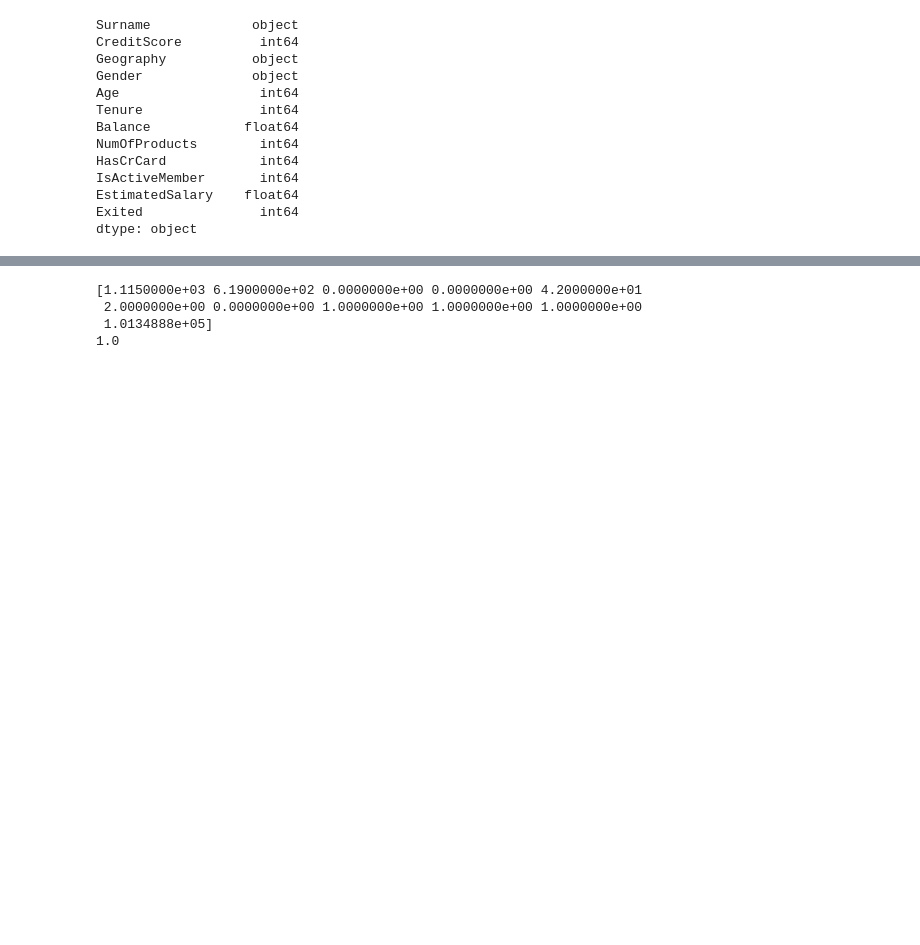
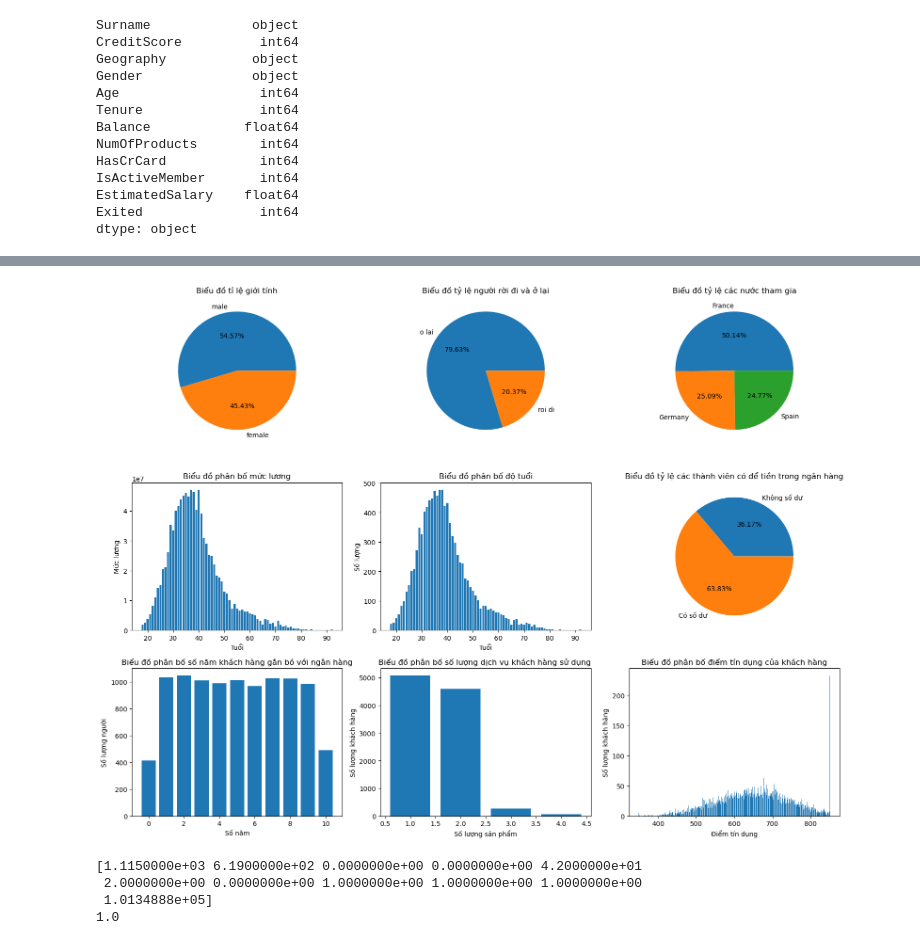
Before and after one commit to ChangChang2811/FinalML, a Jupyter notebook: Final_ML_ver3.ipynb, the cells around one changed output, grey strips where cells are left out. Cells and saved outputs as stored; diff of their text form; code cells hidden in the pictures; blank space fills up the shorter version.

```diff
--- a/Final_ML_ver3.ipynb
+++ b/Final_ML_ver3.ipynb
@@ -119,0 +114,14 @@ plt.show()
+# %%
+cre = []
+for i in df[name[1]]:
+    cre.append(i)
+cre_res = count_occurrences(cre)
+# Sắp xếp tăng dần theo keys và tạo một danh sách các cặp key-value
+sorted_items_3 = sorted(cre_res.items())
+
+# Tạo dictionary mới từ danh sách đã sắp xếp
+sorted_dict_3 = dict(sorted_items_3)
+cre_ind_array = list(sorted_dict_3.keys())
+cre_array = []
+for i in sorted_dict_3.values():
+    cre_array.append(round(i))
@@ -120,3 +130,69 @@ plt.show()
+# %%
+fig, ax = plt.subplots(3, 3, figsize=(16,12))
+
+plt.subplots_adjust(left=0.0, bottom=0.1, right=0.8, top=0.9)
+g = df[name[3]].value_counts()
+gen = np.array([g[0], g[1]])
+gioitinh = ['male', 'female']
+ax[0,0].pie(gen, labels = gioitinh, autopct='%1.2f%%')
+ax[0,0].set_title('Biểu đồ tỉ lệ giới tính')
+
+
+plt.subplots_adjust(left=0.0, bottom=0.1, right=0.9, top=0.9)
+j = df[name[-1]].value_counts()
+ro = np.array([j[0],j[1]])
+olai = ['o lai', 'roi di']
+ax[0,1].pie(ro, labels = olai, autopct='%1.2f%%')
+ax[0,1].set_title('Biểu đồ tỷ lệ người rời đi và ở lại')
+
+plt.subplots_adjust(left=0.0, bottom=0.1, right=0.9, top=0.9)
+geo = df[name[2]].value_counts()
+geo_array = np.array([geo[0],geo[1], geo[2]])
+geo_lable = ['France', 'Germany', 'Spain']
+ax[0,2].pie(geo_array, labels = geo_lable, autopct='%1.2f%%')
+ax[0,2].set_title('Biểu đồ tỷ lệ các nước tham gia')
+
+plt.subplots_adjust(left=0.0, bottom=0.1, right=0.9, top=0.9)
+ax[1,0].bar(age_array,esti_array)
+ax[1,0].set_xlabel('Tuổi')
+ax[1,0].set_ylabel('Mức lương')
+ax[1,0].set_title('Biểu đồ phân bố mức lương')
+
+plt.subplots_adjust(left=0.0, bottom=0.1, right=0.9, top=0.8)
+ax[1,1].bar(age_array, sl_array)
+ax[1,1].set_xlabel('Tuổi')
+ax[1,1].set_ylabel('Số lượng')
+ax[1,1].set_title('Biểu đồ phân bố độ tuổi')
+
+plt.subplots_adjust(left=0.0, bottom=0.1, right=0.9, top=0.9)
+bal = df[name[6]].value_counts()
+bal_array = np.array([3617, 6383])
+bal_lable = ['Không số dư', 'Có số dư']
+ax[1,2].pie(bal_array, labels = bal_lable, autopct='%1.2f%%')
+ax[1,2].set_title('Biểu đồ tỷ lệ các thành viên có để tiền trong ngân hàng')
+
+plt.subplots_adjust(left=0.0, bottom=0.1, right=0.9, top=0.9)
+ax[2,0].bar(ten_ind_array,ten_array)
+ax[2,0].set_xlabel('Số năm')
+ax[2,0].set_ylabel('Số lượng khách hàng')
+ax[2,0].set_title('Biểu đồ phân bố số năm khách hàng gắn bó với ngân hàng')
+
+plt.subplots_adjust(left=0.0, bottom=0.1, right=0.9, top=0.9)
+ax[2,1].bar(num_ind_array,num_array)
+ax[2,1].set_xlabel('Số lượng sản phẩm')
+ax[2,1].set_ylabel('Số lượng khách hàng')
+ax[2,1].set_title('Biểu đồ phân bố số lượng dịch vụ khách hàng sử dụng ')
+
+plt.subplots_adjust(left=0.0, bottom=0.1, right=0.9, top=0.9)
+ax[2,2].bar(cre_ind_array,cre_array)
+ax[2,2].set_xlabel('Điểm tín dụng')
+ax[2,2].set_ylabel('Số lượng khách hàng')
+ax[2,2].set_title('Biểu đồ phân bố điểm tín dụng của khách hàng')
+
+fig.tight_layout()
+plt.show()
+# %% [output]
+[figure, added]
 # %%
 # Xử lý giá trị thiếu (nếu có)
 df.dropna(inplace=True)
```
Also changed, not shown: parts of 10 cells of this notebook.
